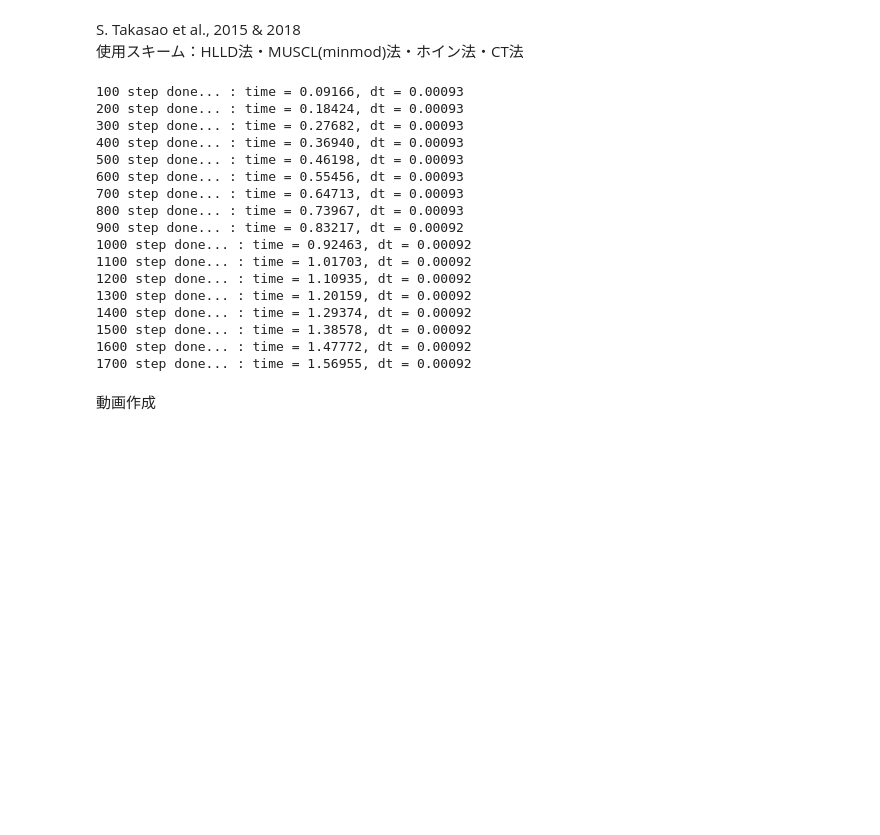
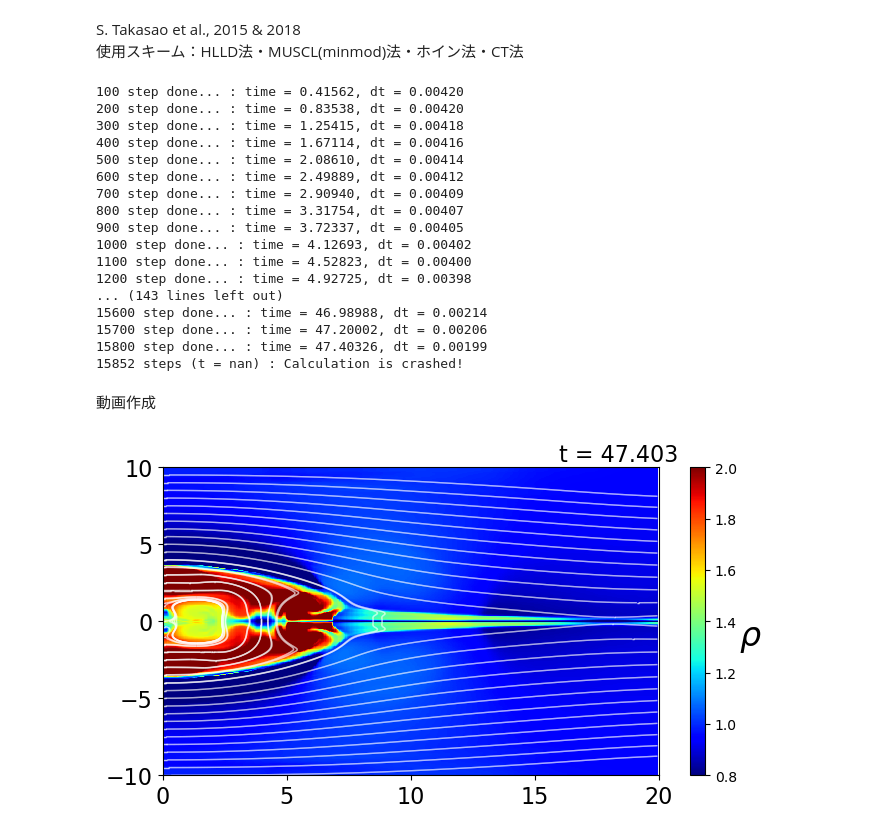
Before and after one commit to Keita-A/RadiativeMHD-simulation, a Jupyter notebook: MR_GPU_takasao.ipynb, the cells around one changed output. Saved outputs shown, nothing was run; the diff lists cells and outputs as text; code cells hidden in the pictures; blank space fills up the shorter version.

```diff
--- a/MR_GPU_takasao.ipynb
+++ b/MR_GPU_takasao.ipynb
@@ -226,16 +226,16 @@ B0 = 1.0
 rho0 = 1.0
 sheat_thickness = 0.5
 p0 = B0**2 / 2.0 #カレントシート中央での圧力
-beta_upstream = 0.2
+beta_upstream = 0.5
 VA = B0 / cp.sqrt(rho0)
 x_max = 20.0
 y_max = 10.0
-dx = 0.02
+dx = 0.05
 dy = dx
 nx = int(x_max / dx)
 ny = int(2.0 * y_max / dy)
 dt = 0.0
-CFL = 0.1
+CFL = 0.2
 x = cp.arange(0.0, x_max, dx)
 y = cp.arange(-y_max, y_max, dy)
 X, Y = cp.meshgrid(x, y)
@@ -381,23 +381,23 @@ for t in range(1, max_step+1):
 
     time += dt
 # %% [output]
-100 step done... : time = 0.09166, dt = 0.00093
-200 step done... : time = 0.18424, dt = 0.00093
-300 step done... : time = 0.27682, dt = 0.00093
-400 step done... : time = 0.36940, dt = 0.00093
-500 step done... : time = 0.46198, dt = 0.00093
-600 step done... : time = 0.55456, dt = 0.00093
-700 step done... : time = 0.64713, dt = 0.00093
-800 step done... : time = 0.73967, dt = 0.00093
-900 step done... : time = 0.83217, dt = 0.00092
-1000 step done... : time = 0.92463, dt = 0.00092
-1100 step done... : time = 1.01703, dt = 0.00092
-1200 step done... : time = 1.10935, dt = 0.00092
-1300 step done... : time = 1.20159, dt = 0.00092
-1400 step done... : time = 1.29374, dt = 0.00092
-1500 step done... : time = 1.38578, dt = 0.00092
-1600 step done... : time = 1.47772, dt = 0.00092
-1700 step done... : time = 1.56955, dt = 0.00092
+100 step done... : time = 0.41562, dt = 0.00420
+200 step done... : time = 0.83538, dt = 0.00420
+300 step done... : time = 1.25415, dt = 0.00418
+400 step done... : time = 1.67114, dt = 0.00416
+500 step done... : time = 2.08610, dt = 0.00414
+600 step done... : time = 2.49889, dt = 0.00412
+700 step done... : time = 2.90940, dt = 0.00409
+800 step done... : time = 3.31754, dt = 0.00407
+900 step done... : time = 3.72337, dt = 0.00405
+1000 step done... : time = 4.12693, dt = 0.00402
+1100 step done... : time = 4.52823, dt = 0.00400
+1200 step done... : time = 4.92725, dt = 0.00398
+... (143 lines left out)
+15600 step done... : time = 46.98988, dt = 0.00214
+15700 step done... : time = 47.20002, dt = 0.00206
+15800 step done... : time = 47.40326, dt = 0.00199
+15852 steps (t = nan) : Calculation is crashed!
 # %% [markdown]
 動画作成
 # %%
@@ -456,13 +456,13 @@ ax1 = fig.add_subplot(111)
 start_y = np.arange(-10, 10, 0.5)
 start_points = np.array([np.zeros(start_y.shape), start_y])
 
-log = np.loadtxt("log_mr.txt", delimiter=',')
+log = np.loadtxt("log_takasao.txt", delimiter=',')
 total_steps = int(log[-1][0])
 interval = 100
 for step in range(0, total_steps+interval, interval):
     ax1.clear()
 
-    U = np.load(f"results_mr/U_{step}.npy")
+    U = np.load(f"results_takasao/U_{step}.npy")
     rho = U[0, :, :]
     u = U[1, :, :] / rho
     v = U[2, :, :] / rho
@@ -471,37 +471,40 @@ for step in range(0, total_steps+interval, interval):
     By = U[5, :, :]
     Bz = U[6, :, :]
     e = U[7, :, :]
     p = (gamma-1) * (e - rho*(u**2+v**2+w**2)/2 - (Bx**2+By**2+Bz**2)/2)
     magnetic_pressure = 1/2 * (Bx**2+By**2+Bz**2)
     pT = p + magnetic_pressure
 
     contour = ax1.pcolormesh(X, Y, (rho).T, vmin=0.8, vmax=2.0, cmap='jet')
     if step == 0:
         cbar = plt.colorbar(contour, ax=ax1)
         cbar.set_label(r"$\rho$", fontsize=24, rotation=0, labelpad=10)
+
     ax1.streamplot(X, Y, Bx.T, By.T, broken_streamlines=False,
             start_points=start_points.T, color='white', density = 100, linewidth=1, arrowsize=0)
 
 
     ax1.text(0.8, 1.02, f"t = {log[int(step/100)][1]:.3f}", transform=ax1.transAxes, fontsize=16)
     ax1.tick_params(labelsize=16)
     ax1.set_xlim(0.0, x_max+1e-10)
     ax1.set_ylim(-10, 10+1e-10)
 
-    fig.savefig(f"pictures_mr/{step}.png", dpi=200)
+    fig.savefig(f"pictures_takasao/{step}.png", dpi=200)
 
 
-filename = "mr_rho2.mp4"
-img = cv2.imread(f'./pictures_mr/0.png')
+filename = "takasao_rho_beta=0.5.mp4"
+img = cv2.imread(f'./pictures_takasao/0.png')
 framesize = (img.shape[1], img.shape[0])
 fps = 10.0
 fourcc = cv2.VideoWriter_fourcc('m','p','4','v')
 video  = cv2.VideoWriter(filename=filename, fourcc=fourcc, fps=fps, frameSize=framesize)
 
 for step in range(0, total_steps+interval, interval):
-    img = cv2.imread(f'./pictures_mr/{step}.png')
+    img = cv2.imread(f'./pictures_takasao/{step}.png')
     video.write(img)
 video.release()
+# %% [output]
+[figure, added]
 # %%
 fig = plt.figure(figsize=(24, 12))
 ax1 = fig.add_subplot(231)
```
Also changed, not shown: parts of 3 cells of this notebook, 1 other file.
